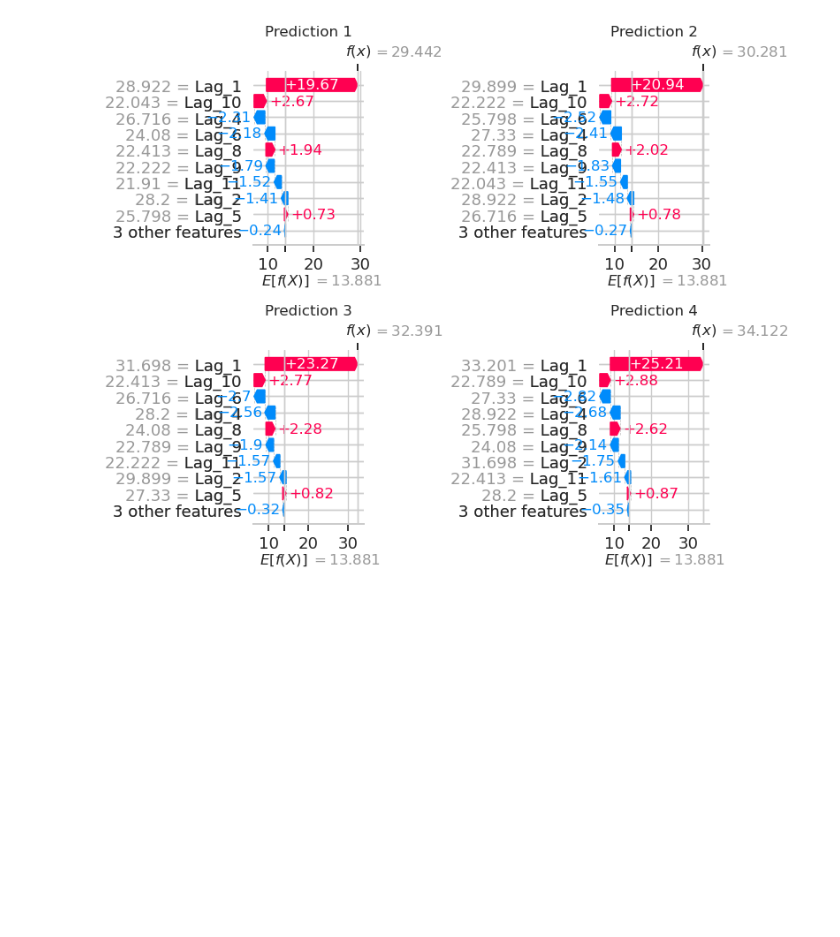
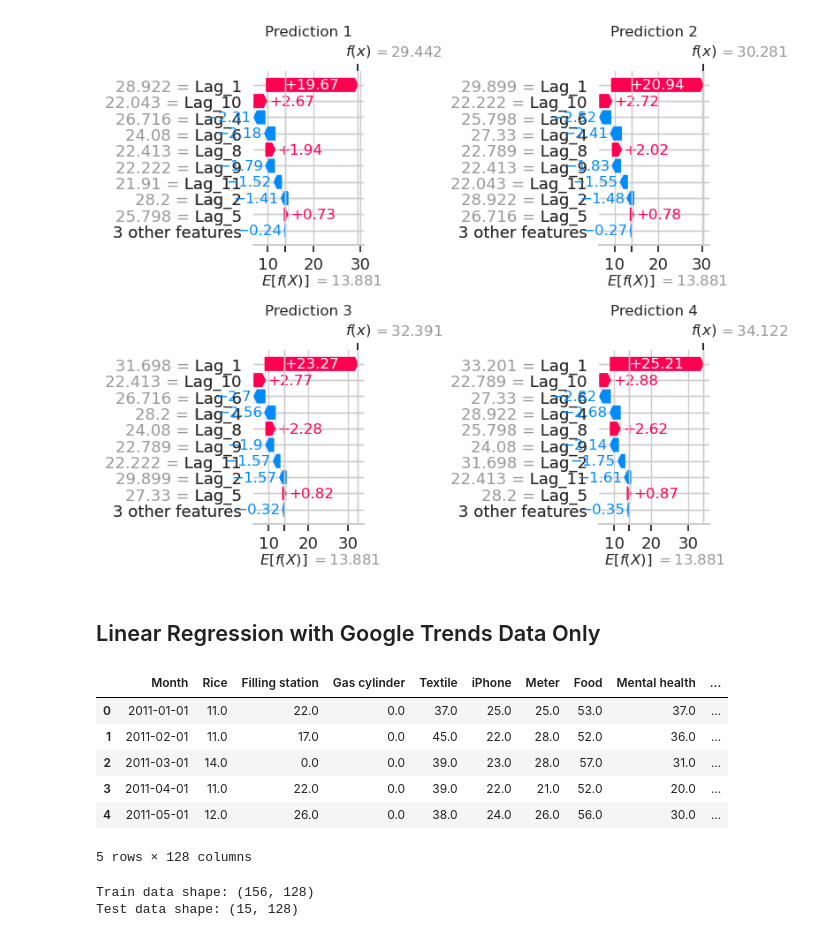
Before and after one commit to MartinsAwojide/inflation_nowcast, a Jupyter notebook: modelling.ipynb, the cells around one changed output. Saved outputs shown, nothing was run; the diff lists cells and outputs as text; code cells hidden in the pictures; blank space fills up the shorter version.

```diff
--- a/modelling.ipynb
+++ b/modelling.ipynb
@@ -733,3 +733,37 @@ plt.savefig('./multiple_shap_waterfall_plots.png', dpi=300, bbox_inches='tight')
 plt.show()
 # %% [output]
 [figure]
+# %% [markdown]
+## Linear Regression with Google Trends Data Only
+# %%
+# load ordered merged data
+merged_data.head()
+
+# exclude Lag 1 - Lag 12
+merged_data_no_lag = merged_data.drop(columns=['Lag_1', 'Lag_2', 'Lag_3', 'Lag_4', 'Lag_5', 'Lag_6', 'Lag_7', 'Lag_8', 'Lag_9', 'Lag_10', 'Lag_11', 'Lag_12'])
+merged_data_no_lag = merged_data_no_lag.rename(columns={'Year-on-Year Change (%)': 'Inflation rate'})
+merged_data_no_lag.head()
+# %% [output]
+|  | Month | Rice | Filling station | Gas cylinder | Textile | iPhone | Meter | Food | Mental health | ... |
+| 0 | 2011-01-01 | 11.0 | 22.0 | 0.0 | 37.0 | 25.0 | 25.0 | 53.0 | 37.0 | ... |
+| 1 | 2011-02-01 | 11.0 | 17.0 | 0.0 | 45.0 | 22.0 | 28.0 | 52.0 | 36.0 | ... |
+| 2 | 2011-03-01 | 14.0 | 0.0 | 0.0 | 39.0 | 23.0 | 28.0 | 57.0 | 31.0 | ... |
+| 3 | 2011-04-01 | 11.0 | 22.0 | 0.0 | 39.0 | 22.0 | 21.0 | 52.0 | 20.0 | ... |
+| 4 | 2011-05-01 | 12.0 | 26.0 | 0.0 | 38.0 | 24.0 | 26.0 | 56.0 | 30.0 | ... |
+5 rows × 128 columns
+# %%
+# create temporal split with 2024-01-01 as the split date
+split_date = '2024-01-01'  # Define the split date
+
+train_data_no_lag = merged_data_no_lag[merged_data_no_lag['Month'] < split_date]
+test_data_no_lag = merged_data_no_lag[merged_data_no_lag['Month'] >= split_date]
+
+# display the first few rows of the train and test DataFrames
+# display(train_data_no_lag)
+# display(test_data_no_lag)
+# print the shape of the train and test data
+print(f"Train data shape: {train_data_no_lag.shape}")
+print(f"Test data shape: {test_data_no_lag.shape}")
+# %% [output]
+Train data shape: (156, 128)
+Test data shape: (15, 128)
```
Also changed, not shown: parts of 9 cells of this notebook, 5 other files.
